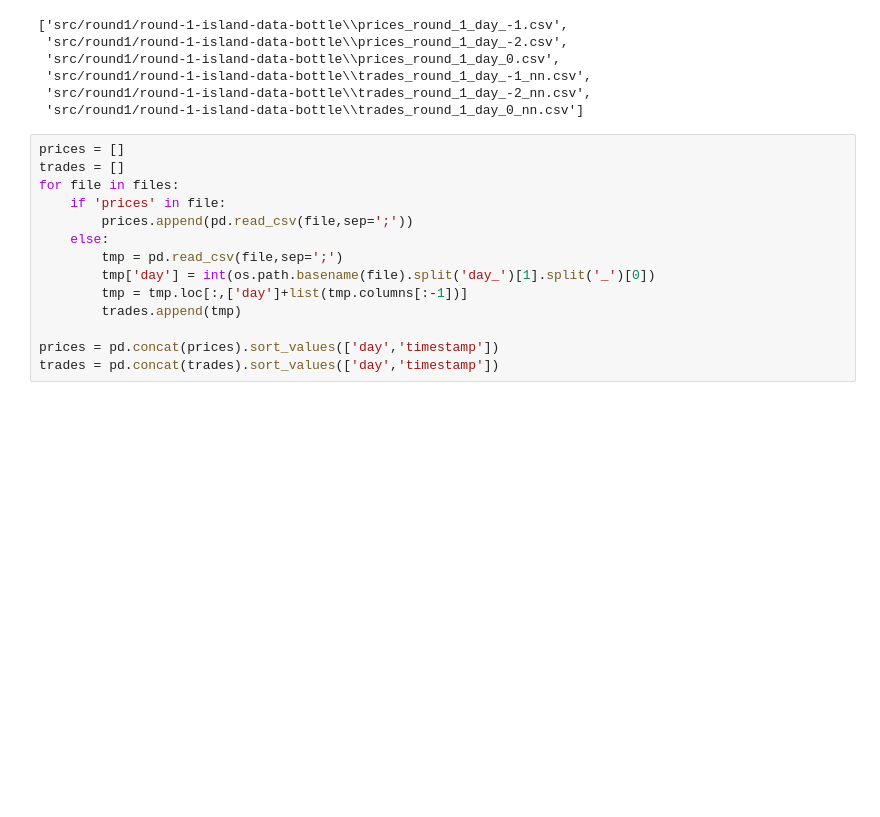
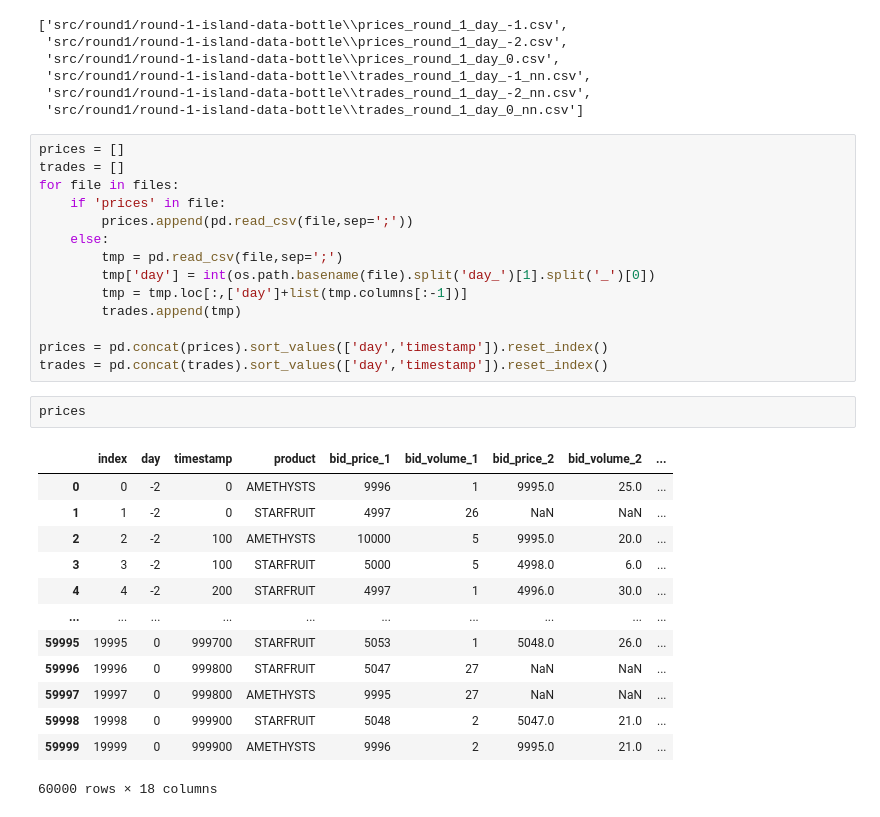
Before and after one commit to kaiwenShen/imc_prosperity_2024, a Jupyter notebook: round1_playground.ipynb, the cells around one changed output. Cells and saved outputs as stored; diff of their text form; blank space fills up the shorter version.

```diff
--- a/round1_playground.ipynb
+++ b/round1_playground.ipynb
@@ -28,6 +28,22 @@ for file in files:
         tmp = tmp.loc[:,['day']+list(tmp.columns[:-1])]
         trades.append(tmp)
 
-prices = pd.concat(prices).sort_values(['day','timestamp'])
-trades = pd.concat(trades).sort_values(['day','timestamp'])
+prices = pd.concat(prices).sort_values(['day','timestamp']).reset_index()
+trades = pd.concat(trades).sort_values(['day','timestamp']).reset_index()
+# %%
+prices
+# %% [output]
+|  | index | day | timestamp | product | bid_price_1 | bid_volume_1 | bid_price_2 | bid_volume_2 | ... |
+| 0 | 0 | -2 | 0 | AMETHYSTS | 9996 | 1 | 9995.0 | 25.0 | ... |
+| 1 | 1 | -2 | 0 | STARFRUIT | 4997 | 26 | NaN | NaN | ... |
+| 2 | 2 | -2 | 100 | AMETHYSTS | 10000 | 5 | 9995.0 | 20.0 | ... |
+| 3 | 3 | -2 | 100 | STARFRUIT | 5000 | 5 | 4998.0 | 6.0 | ... |
+| 4 | 4 | -2 | 200 | STARFRUIT | 4997 | 1 | 4996.0 | 30.0 | ... |
+| ... | ... | ... | ... | ... | ... | ... | ... | ... | ... |
+| 59995 | 19995 | 0 | 999700 | STARFRUIT | 5053 | 1 | 5048.0 | 26.0 | ... |
+| 59996 | 19996 | 0 | 999800 | STARFRUIT | 5047 | 27 | NaN | NaN | ... |
+| 59997 | 19997 | 0 | 999800 | AMETHYSTS | 9995 | 27 | NaN | NaN | ... |
+| 59998 | 19998 | 0 | 999900 | STARFRUIT | 5048 | 2 | 5047.0 | 21.0 | ... |
+| 59999 | 19999 | 0 | 999900 | AMETHYSTS | 9996 | 2 | 9995.0 | 21.0 | ... |
+60000 rows × 18 columns
 # %%
```
Also changed, not shown: parts of 14 cells of this notebook, 2 other files.
